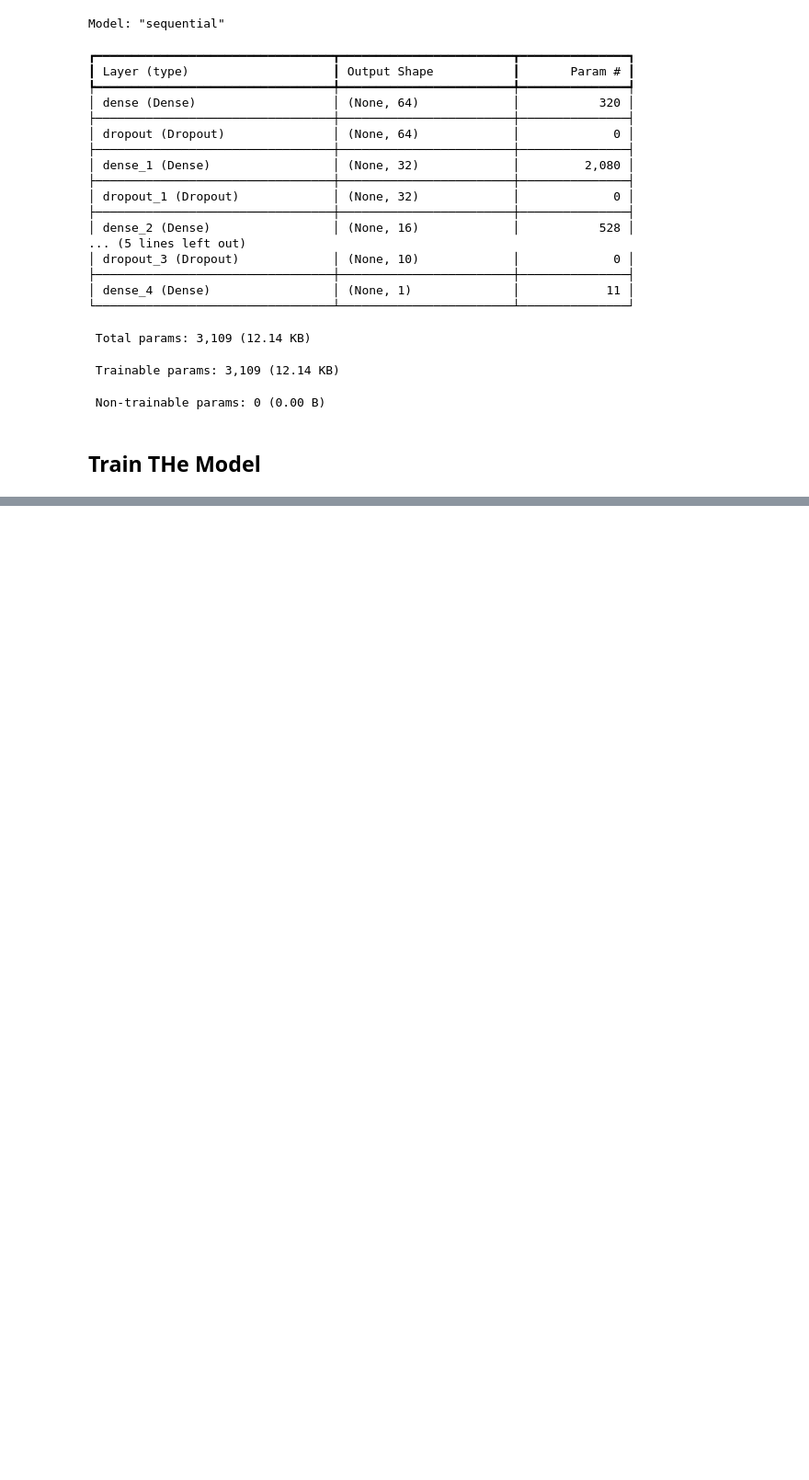
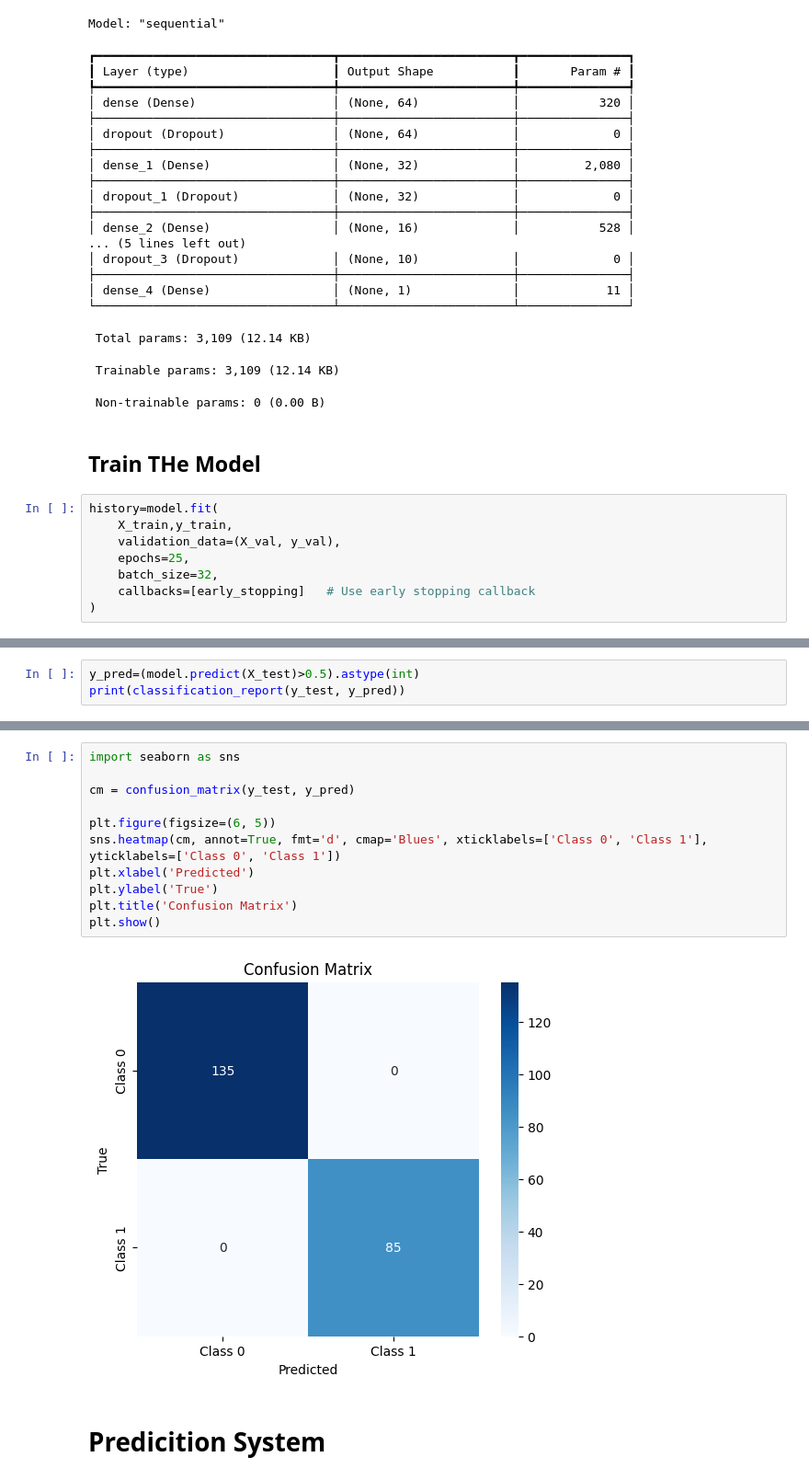
Before and after one commit to HarshRaut9945/Deep-learning-project, a Jupyter notebook: Bank Note Prediction/data.ipynb, the cells around one changed output, grey strips where cells are left out. Shown: that part at 92% size. Cells and saved outputs as stored; diff of their text form; blank space fills up the shorter version.

```diff
--- a/Bank Note Prediction/data.ipynb
+++ b/Bank Note Prediction/data.ipynb
@@ -150,3 +150,11 @@ Model: "sequential"
  Non-trainable params: 0 (0.00 B)
 # %% [markdown]
 ## Train THe Model
+# %%
+history=model.fit(
+    X_train,y_train,
+    validation_data=(X_val, y_val),
+    epochs=25,
+    batch_size=32,
+    callbacks=[early_stopping]   # Use early stopping callback
+)
@@ -152,0 +186,3 @@ Model: "sequential"
+# %%
+y_pred=(model.predict(X_test)>0.5).astype(int)
+print(classification_report(y_test, y_pred))
@@ -152,0 +199,15 @@ Model: "sequential"
+# %%
+import seaborn as sns
+
+cm = confusion_matrix(y_test, y_pred)
+
+plt.figure(figsize=(6, 5))
+sns.heatmap(cm, annot=True, fmt='d', cmap='Blues', xticklabels=['Class 0', 'Class 1'], yticklabels=['Class 0', 'Class 1'])
+plt.xlabel('Predicted')
+plt.ylabel('True')
+plt.title('Confusion Matrix')
+plt.show()
+# %% [output]
+[figure, added]
+# %% [markdown]
+# Predicition System
```
Also changed, not shown: parts of 8 cells of this notebook, 2 other files.
